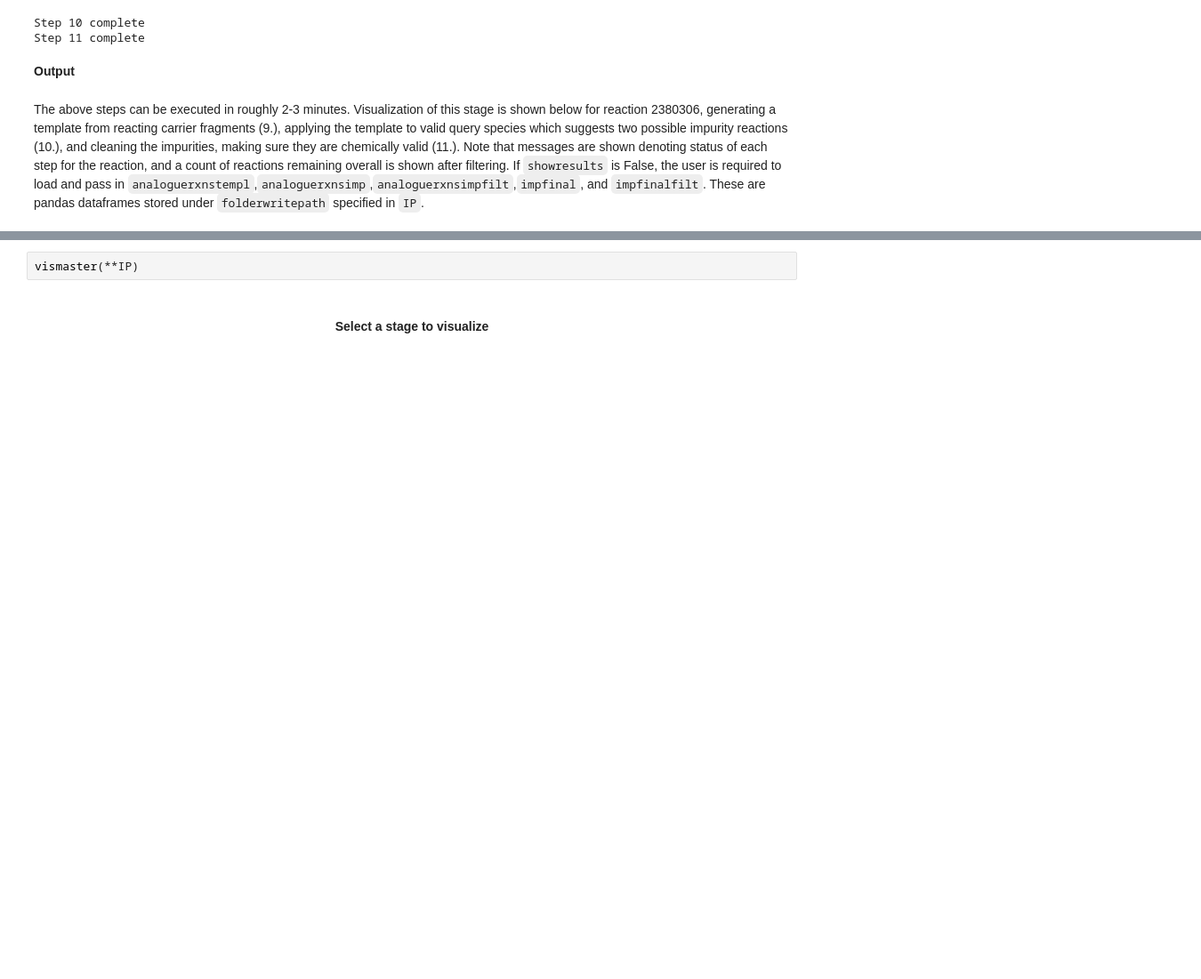
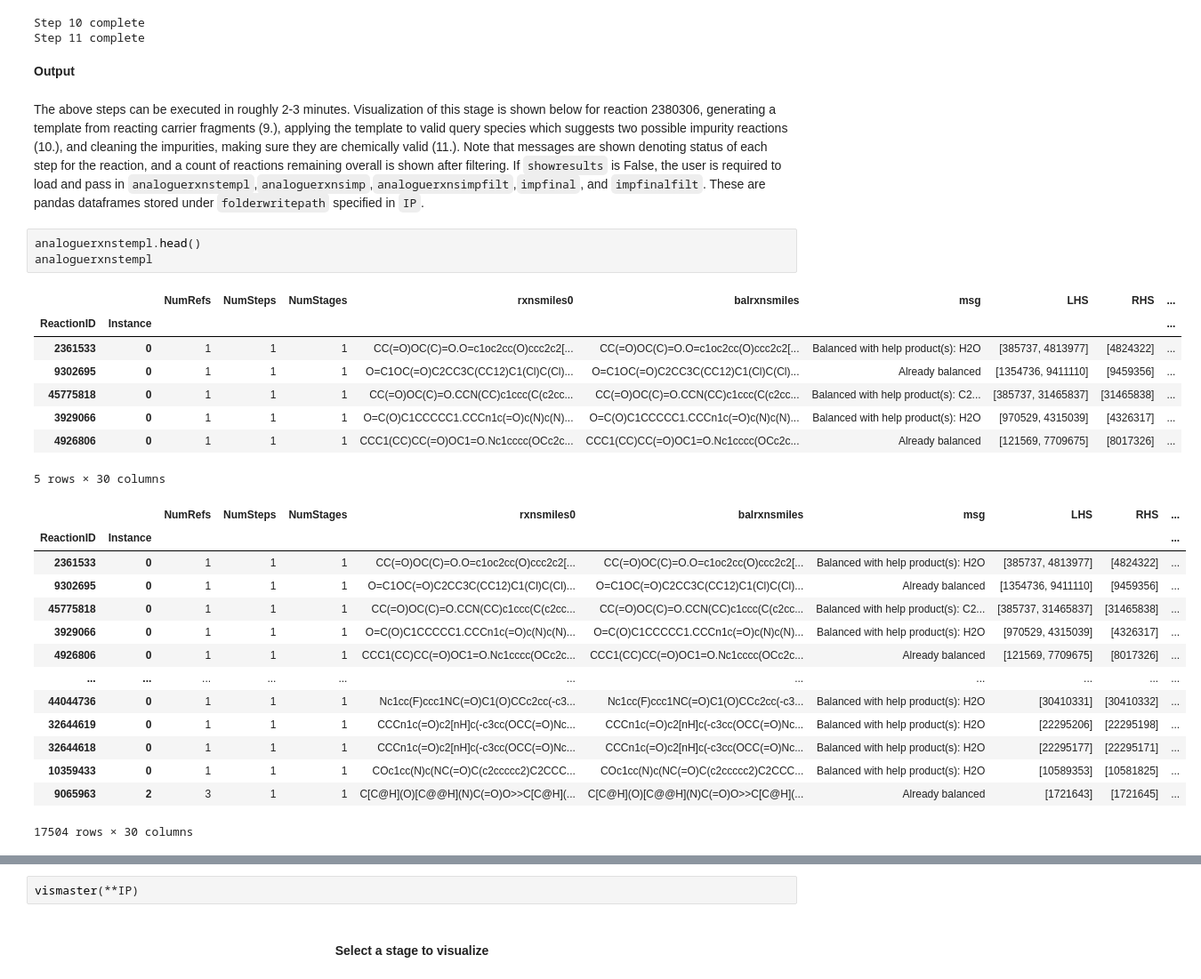
Before and after one commit to sustainable-processes/Impurity-Project, a Jupyter notebook: Tutorial.ipynb, the cells around one changed output, grey strips where cells are left out. Shown: that part at 89% size. Drawn from its saved outputs; the diff is of its cells as text; blank space fills up the shorter version.

```diff
--- a/Tutorial.ipynb
+++ b/Tutorial.ipynb
@@ -456,3 +537,29 @@ Step 11 complete
 **Output**
 # %% [markdown]
 The above steps can be executed in roughly 2-3 minutes. Visualization of this stage is shown below for reaction 2380306, generating a template from reacting carrier fragments (9.), applying the template to valid query species which suggests two possible impurity reactions (10.), and cleaning the impurities, making sure they are chemically valid (11.). Note that messages are shown denoting status of each step for the reaction, and a count of reactions remaining overall is shown after filtering. If `showresults` is False, the user is required to load and pass in `analoguerxnstempl`,`analoguerxnsimp`,`analoguerxnsimpfilt`,`impfinal`, and `impfinalfilt`. These are pandas dataframes stored under `folderwritepath` specified in `IP`.
+# %%
+analoguerxnstempl.head()
+analoguerxnstempl
+# %% [output]
+|  |  | NumRefs | NumSteps | NumStages | rxnsmiles0 | balrxnsmiles | msg | LHS | RHS | ... |
+| ReactionID | Instance |  |  |  |  |  |  |  |  | ... |
+| 2361533 | 0 | 1 | 1 | 1 | CC(=O)OC(C)=O.O=c1oc2cc(O)ccc2c2[... | CC(=O)OC(C)=O.O=c1oc2cc(O)ccc2c2[... | Balanced with help product(s): H2O | [385737, 4813977] | [4824322] | ... |
+| 9302695 | 0 | 1 | 1 | 1 | O=C1OC(=O)C2CC3C(CC12)C1(Cl)C(Cl)... | O=C1OC(=O)C2CC3C(CC12)C1(Cl)C(Cl)... | Already balanced | [1354736, 9411110] | [9459356] | ... |
+| 45775818 | 0 | 1 | 1 | 1 | CC(=O)OC(C)=O.CCN(CC)c1ccc(C(c2cc... | CC(=O)OC(C)=O.CCN(CC)c1ccc(C(c2cc... | Balanced with help product(s): C2... | [385737, 31465837] | [31465838] | ... |
+| 3929066 | 0 | 1 | 1 | 1 | O=C(O)C1CCCCC1.CCCn1c(=O)c(N)c(N)... | O=C(O)C1CCCCC1.CCCn1c(=O)c(N)c(N)... | Balanced with help product(s): H2O | [970529, 4315039] | [4326317] | ... |
+| 4926806 | 0 | 1 | 1 | 1 | CCC1(CC)CC(=O)OC1=O.Nc1cccc(OCc2c... | CCC1(CC)CC(=O)OC1=O.Nc1cccc(OCc2c... | Already balanced | [121569, 7709675] | [8017326] | ... |
+5 rows × 30 columns
+|  |  | NumRefs | NumSteps | NumStages | rxnsmiles0 | balrxnsmiles | msg | LHS | RHS | ... |
+| ReactionID | Instance |  |  |  |  |  |  |  |  | ... |
+| 2361533 | 0 | 1 | 1 | 1 | CC(=O)OC(C)=O.O=c1oc2cc(O)ccc2c2[... | CC(=O)OC(C)=O.O=c1oc2cc(O)ccc2c2[... | Balanced with help product(s): H2O | [385737, 4813977] | [4824322] | ... |
+| 9302695 | 0 | 1 | 1 | 1 | O=C1OC(=O)C2CC3C(CC12)C1(Cl)C(Cl)... | O=C1OC(=O)C2CC3C(CC12)C1(Cl)C(Cl)... | Already balanced | [1354736, 9411110] | [9459356] | ... |
+| 45775818 | 0 | 1 | 1 | 1 | CC(=O)OC(C)=O.CCN(CC)c1ccc(C(c2cc... | CC(=O)OC(C)=O.CCN(CC)c1ccc(C(c2cc... | Balanced with help product(s): C2... | [385737, 31465837] | [31465838] | ... |
+| 3929066 | 0 | 1 | 1 | 1 | O=C(O)C1CCCCC1.CCCn1c(=O)c(N)c(N)... | O=C(O)C1CCCCC1.CCCn1c(=O)c(N)c(N)... | Balanced with help product(s): H2O | [970529, 4315039] | [4326317] | ... |
+| 4926806 | 0 | 1 | 1 | 1 | CCC1(CC)CC(=O)OC1=O.Nc1cccc(OCc2c... | CCC1(CC)CC(=O)OC1=O.Nc1cccc(OCc2c... | Already balanced | [121569, 7709675] | [8017326] | ... |
+| ... | ... | ... | ... | ... | ... | ... | ... | ... | ... | ... |
+| 44044736 | 0 | 1 | 1 | 1 | Nc1cc(F)ccc1NC(=O)C1(O)CCc2cc(-c3... | Nc1cc(F)ccc1NC(=O)C1(O)CCc2cc(-c3... | Balanced with help product(s): H2O | [30410331] | [30410332] | ... |
+| 32644619 | 0 | 1 | 1 | 1 | CCCn1c(=O)c2[nH]c(-c3cc(OCC(=O)Nc... | CCCn1c(=O)c2[nH]c(-c3cc(OCC(=O)Nc... | Balanced with help product(s): H2O | [22295206] | [22295198] | ... |
+| 32644618 | 0 | 1 | 1 | 1 | CCCn1c(=O)c2[nH]c(-c3cc(OCC(=O)Nc... | CCCn1c(=O)c2[nH]c(-c3cc(OCC(=O)Nc... | Balanced with help product(s): H2O | [22295177] | [22295171] | ... |
+| 10359433 | 0 | 1 | 1 | 1 | COc1cc(N)c(NC(=O)C(c2ccccc2)C2CCC... | COc1cc(N)c(NC(=O)C(c2ccccc2)C2CCC... | Balanced with help product(s): H2O | [10589353] | [10581825] | ... |
+| 9065963 | 2 | 3 | 1 | 1 | C[C@H](O)[C@@H](N)C(=O)O>>C[C@H](... | C[C@H](O)[C@@H](N)C(=O)O>>C[C@H](... | Already balanced | [1721643] | [1721645] | ... |
+17504 rows × 30 columns
```
Also changed, not shown: parts of 15 cells of this notebook, 2 other files.
